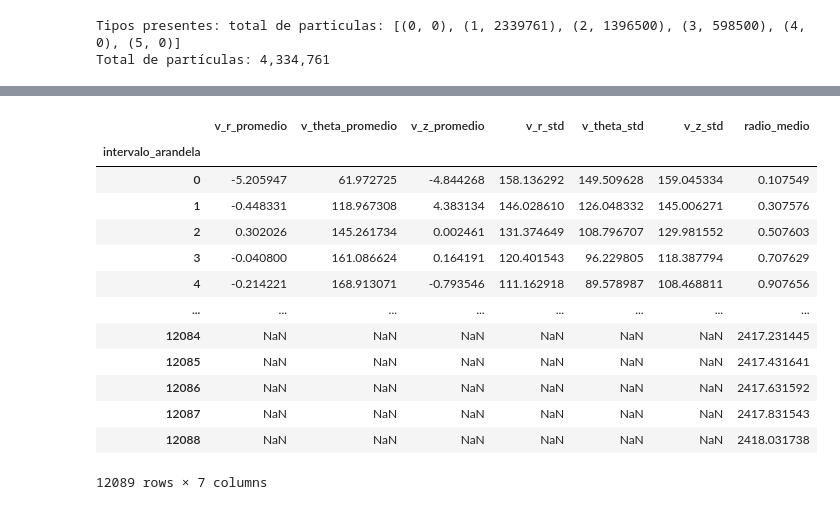
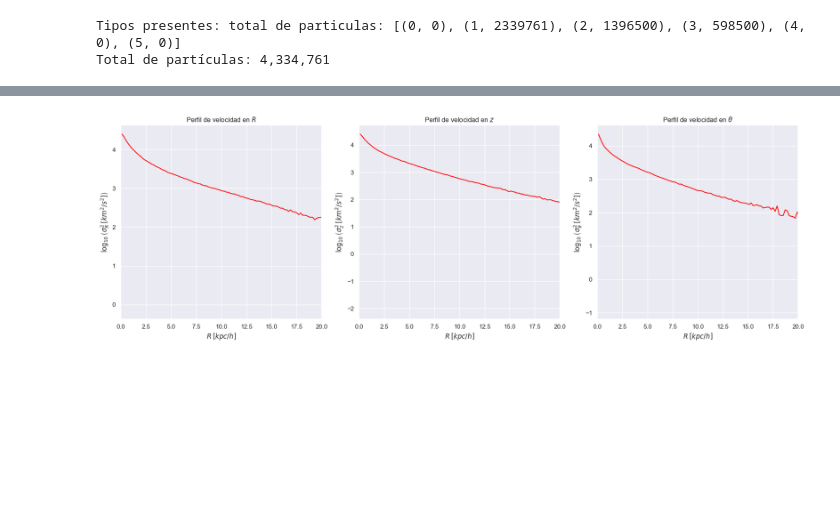
Before and after one commit to sperezp23/Analizador_de_Galaxias, a Jupyter notebook: Ensayos.ipynb, the cells around one changed output, grey strips where cells are left out. Drawn from its saved outputs; the diff is of its cells as text; code cells hidden in the pictures; blank space fills up the shorter version.

Commit message:
Update:' 1.Simplificación de los cálculos requeridos para determinar el perfil de velocidades superficial.
2. Grafías del perfil de velocidad.'

```diff
--- a/Ensayos.ipynb
+++ b/Ensayos.ipynb
@@ -348,38 +352,50 @@ def calcular_perfil_de_velocidad_superficial(base_de_datos, delta_r_xy = 0.2):
 
     base_de_datos['intervalo_arandela'] = pd.cut(base_de_datos.r_xy, bins = radios_arandelas, right=False, labels=np.arange(radios_arandelas.__len__()-1))
 
-    perfil_de_velocidad_superficial_df_1 = base_de_datos[['v_r', 'v_theta', 'vz_f','intervalo_arandela']].groupby('intervalo_arandela', observed = False).mean()
-    perfil_de_velocidad_superficial_df_1.rename(columns={
-    'v_r':'v_r_promedio',
-    'v_theta':'v_theta_promedio',
-    'vz_f':'v_z_promedio',
+    perfil_de_velocidad_superficial_df = base_de_datos[['v_r', 'v_theta', 'vz_f','intervalo_arandela']].groupby('intervalo_arandela', observed = False).var()
+    perfil_de_velocidad_superficial_df.rename(columns={
+    'v_r':'v_r_var',
+    'v_theta':'v_theta_var',
+    'vz_f':'vz_f_var',
     }, inplace=True)
 
-    perfil_de_velocidad_superficial_df_2 = base_de_datos[['v_r', 'v_theta', 'vz_f','intervalo_arandela']].groupby('intervalo_arandela', observed = False).std()
-    perfil_de_velocidad_superficial_df_2.rename(columns={
-    'v_r':'v_r_std',
-    'v_theta':'v_theta_std',
-    'vz_f':'v_z_std',
-    }, inplace=True)
-
-    perfil_de_velocidad_superficial_df = perfil_de_velocidad_superficial_df_1.merge(perfil_de_velocidad_superficial_df_2, on='intervalo_arandela')
+    perfil_de_velocidad_superficial_df['v_r_var_log10'] = np.log10(perfil_de_velocidad_superficial_df.v_r_var)
+    perfil_de_velocidad_superficial_df['v_theta_var_log10'] = np.log10(perfil_de_velocidad_superficial_df.v_theta_var)
+    perfil_de_velocidad_superficial_df['vz_f_var_log10'] = np.log10(perfil_de_velocidad_superficial_df.vz_f_var)
     perfil_de_velocidad_superficial_df['radio_medio'] = (r1 + r2)/2
 
     return perfil_de_velocidad_superficial_df
 
-calcular_perfil_de_velocidad_superficial(disco_df)
+perfil_de_velocidad_superficial_df = calcular_perfil_de_velocidad_superficial(disco_df)
-# %% [output]
-|  | v_r_promedio | v_theta_promedio | v_z_promedio | v_r_std | v_theta_std | v_z_std | radio_medio |
-| intervalo_arandela |  |  |  |  |  |  |  |
-| 0 | -5.205947 | 61.972725 | -4.844268 | 158.136292 | 149.509628 | 159.045334 | 0.107549 |
-| 1 | -0.448331 | 118.967308 | 4.383134 | 146.028610 | 126.048332 | 145.006271 | 0.307576 |
-| 2 | 0.302026 | 145.261734 | 0.002461 | 131.374649 | 108.796707 | 129.981552 | 0.507603 |
-| 3 | -0.040800 | 161.086624 | 0.164191 | 120.401543 | 96.229805 | 118.387794 | 0.707629 |
-| 4 | -0.214221 | 168.913071 | -0.793546 | 111.162918 | 89.578987 | 108.468811 | 0.907656 |
-| ... | ... | ... | ... | ... | ... | ... | ... |
-| 12084 | NaN | NaN | NaN | NaN | NaN | NaN | 2417.231445 |
-| 12085 | NaN | NaN | NaN | NaN | NaN | NaN | 2417.431641 |
-| 12086 | NaN | NaN | NaN | NaN | NaN | NaN | 2417.631592 |
-| 12087 | NaN | NaN | NaN | NaN | NaN | NaN | 2417.831543 |
-| 12088 | NaN | NaN | NaN | NaN | NaN | NaN | 2418.031738 |
-12089 rows × 7 columns
+# %%
+# Creamos una figura con 3 subplots en una sola fila (1 fila, 3 columnas)
+_, axs = plt.subplots(1, 3, figsize=(18, 6))  # Ancho x alto en pulgadas
+
+# Primer gráfico
+sns.lineplot(perfil_de_velocidad_superficial_df, x='radio_medio', y='v_r_var_log10', color='#ff0000', ax= axs[0])
+axs[0].set_title(r'Perfil de velocidad en $R$')
+axs[0].set_xlabel(r'$R\:\left[kpc/h\right]$')
+axs[0].set_ylabel(r'$\log_{10}\left(\sigma^{2}_{R}\:\left[km^{2}/s^{2}\right]\right)$')
+axs[0].set_xlim(0, 20)
+# axs[0].set_ylim(1.4, 3.2)
+
+# Segundo gráfico
+sns.lineplot(perfil_de_velocidad_superficial_df, x='radio_medio', y='vz_f_var_log10', color='#ff0000', ax= axs[1])
+axs[1].set_title(r'Perfil de velocidad en $z$')
+axs[1].set_xlabel(r'$R\:\left[kpc/h\right]$')
+axs[1].set_ylabel(r'$\log_{10}\left(\sigma^{2}_{z}\:\left[km^{2}/s^{2}\right]\right)$')
+axs[1].set_xlim(0, 20)
+# axs[0].set_ylim(1.4, 3.2)
+
+# Tercer gráfico
+sns.lineplot(perfil_de_velocidad_superficial_df, x='radio_medio', y='v_theta_var_log10', color='#ff0000', ax= axs[2])
+axs[2].set_title(r'Perfil de velocidad en $\theta$')
+axs[2].set_xlabel(r'$R\:\left[kpc/h\right]$')
+axs[2].set_ylabel(r'$\log_{10}\left(\sigma^{2}_{\theta}\:\left[km^{2}/s^{2}\right]\right)$')
+axs[2].set_xlim(0, 20)
+# axs[0].set_ylim(1.4, 3.2)
+
+plt.tight_layout()
+plt.show()
+# %% [output]
+[figure, added]
```
Also changed, not shown: parts of 2 cells of this notebook.
